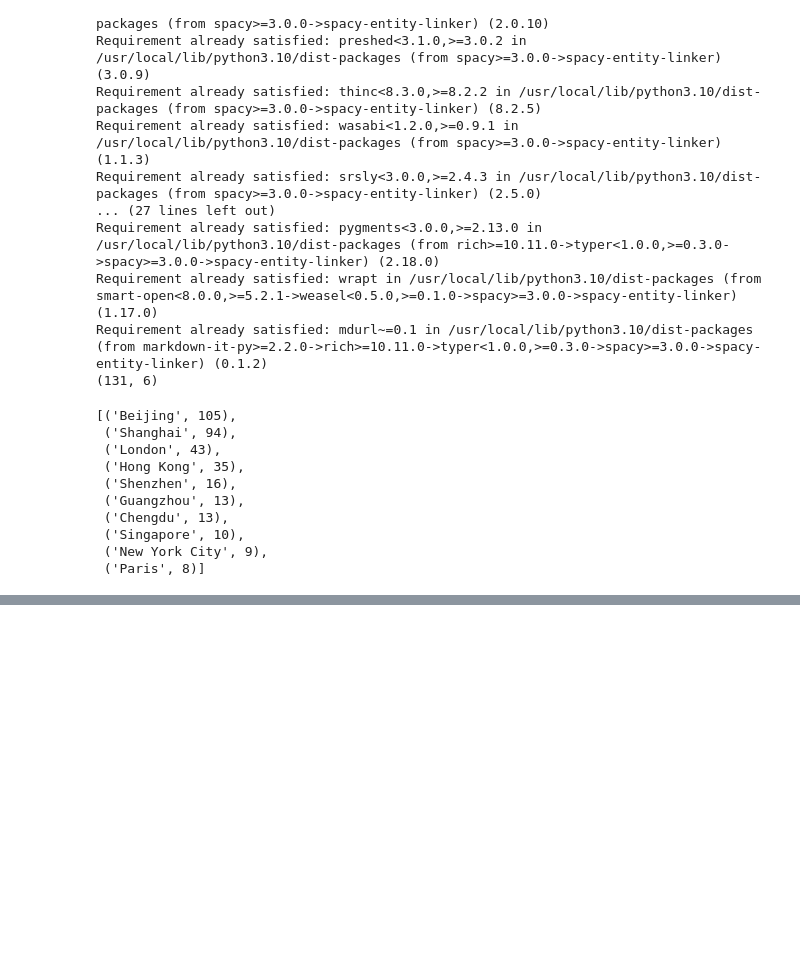
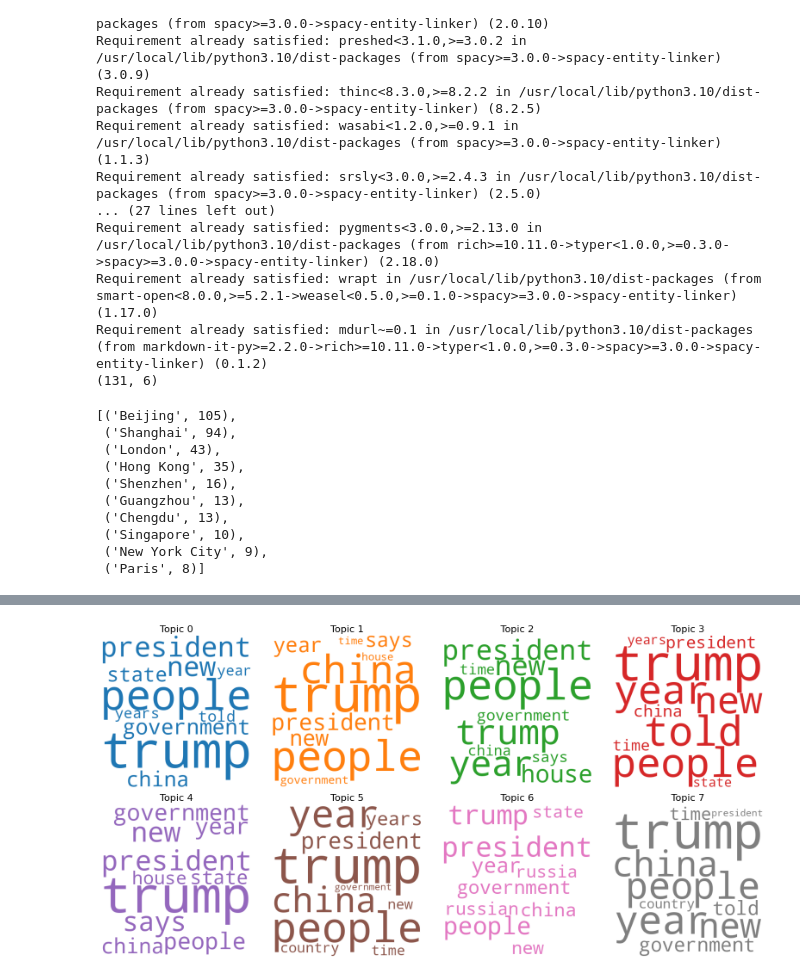
Before and after one commit to KaloyanBoychevv/Final-Project, a Jupyter notebook: Final_Projecct_Kaloayn_Boychev.ipynb, the cells around one changed output, grey strips where cells are left out. Drawn from its saved outputs; the diff is of its cells as text; code cells hidden in the pictures; blank space fills up the shorter version.

```diff
--- a/Final_Projecct_Kaloayn_Boychev.ipynb
+++ b/Final_Projecct_Kaloayn_Boychev.ipynb
@@ -372,0 +388,4 @@ dic.most_common(10)
+# %%
+df = dataframe[['article_id', 'title', 'text']].copy().dropna().reset_index(drop=True)
+print(df.shape)
+print(df.head())
@@ -372,0 +446,41 @@ dic.most_common(10)
+# %%
+import math
+import matplotlib.colors as mcolors
+import matplotlib.pyplot as plt
+
+from wordcloud import WordCloud, STOPWORDS
+
+nb_columns = 4
+nb_rows = math.ceil(K / nb_columns)
+
+cols = [color for name, color in mcolors.TABLEAU_COLORS.items()]
+cols = cols * math.ceil(K / len(cols))
+
+cloud = WordCloud(background_color='white',
+                  width=400,
+                  height=400,
+                  max_words=10,
+                  color_func=lambda *args, **kwargs: cols[i],
+                  prefer_horizontal=1.0)
+
+topics = lda.show_topics(num_topics=K, num_words=10, formatted=False)
+
+fig, axes = plt.subplots(ncols=nb_columns, nrows=nb_rows,
+                         figsize=(4*nb_columns, 4*nb_rows),
+                         sharex=True, sharey=True)
+
+for i, (topic, ax) in enumerate(zip(topics, axes.flatten())):
+    topic_words = dict(topic[1])
+    cloud.generate_from_frequencies(topic_words, max_font_size=300)
+    ax.imshow(cloud)
+    ax.set_title('Topic ' + str(i), fontdict=dict(size=16))
+    ax.axis('off')
+
+
+plt.subplots_adjust(wspace=0, hspace=0)
+plt.axis('off')
+plt.margins(x=0, y=0)
+plt.tight_layout()
+plt.show()
+# %% [output]
+[figure, added]
```
Also changed, not shown: parts of 3 cells of this notebook.
